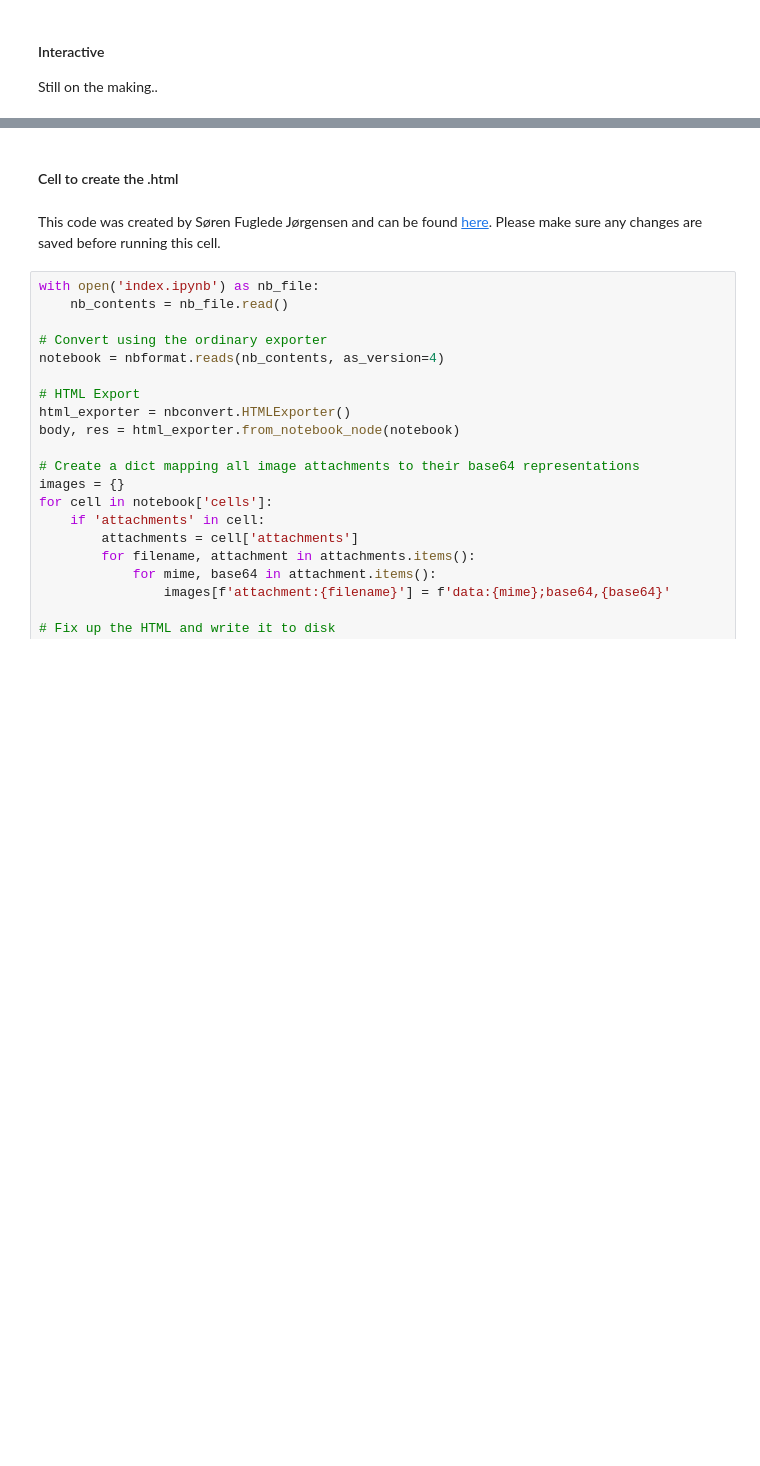
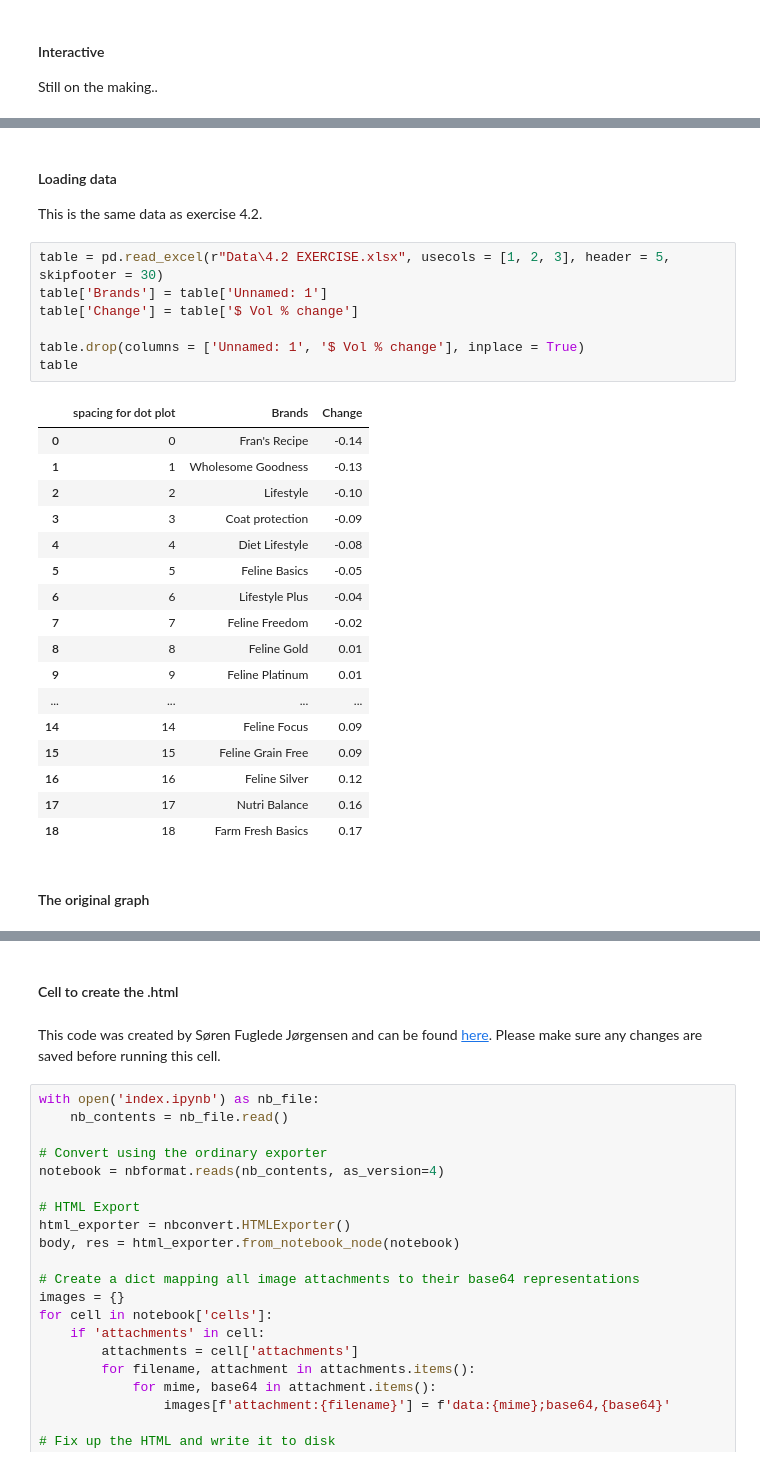
Before and after one commit to maisafraiz/storytelling_with_altair, a Jupyter notebook: index.ipynb, the cells around one changed output, grey strips where cells are left out. Drawn from its saved outputs; the diff is of its cells as text; blank space fills up the shorter version.

Commit message:
Add exercise 5.4

```diff
--- a/index.ipynb
+++ b/index.ipynb
@@ -3095,0 +3115,31 @@ Still on the making..
+# %% [markdown]
+#### Loading data
+
+This is the same data as exercise 4.2.
+# %%
+table = pd.read_excel(r"Data\4.2 EXERCISE.xlsx", usecols = [1, 2, 3], header = 5, skipfooter = 30)
+table['Brands'] = table['Unnamed: 1']
+table['Change'] = table['$ Vol % change']
+
+table.drop(columns = ['Unnamed: 1', '$ Vol % change'], inplace = True)
+table
+# %% [output]
+|  | spacing for dot plot | Brands | Change |
+| 0 | 0 | Fran's Recipe | -0.14 |
+| 1 | 1 | Wholesome Goodness | -0.13 |
+| 2 | 2 | Lifestyle | -0.10 |
+| 3 | 3 | Coat protection | -0.09 |
+| 4 | 4 | Diet Lifestyle | -0.08 |
+| 5 | 5 | Feline Basics | -0.05 |
+| 6 | 6 | Lifestyle Plus | -0.04 |
+| 7 | 7 | Feline Freedom | -0.02 |
+| 8 | 8 | Feline Gold | 0.01 |
+| 9 | 9 | Feline Platinum | 0.01 |
+| ... | ... | ... | ... |
+| 14 | 14 | Feline Focus | 0.09 |
+| 15 | 15 | Feline Grain Free | 0.09 |
+| 16 | 16 | Feline Silver | 0.12 |
+| 17 | 17 | Nutri Balance | 0.16 |
+| 18 | 18 | Farm Fresh Basics | 0.17 |
+# %% [markdown]
+#### The original graph
```
Also changed, not shown: parts of 37 cells of this notebook.
